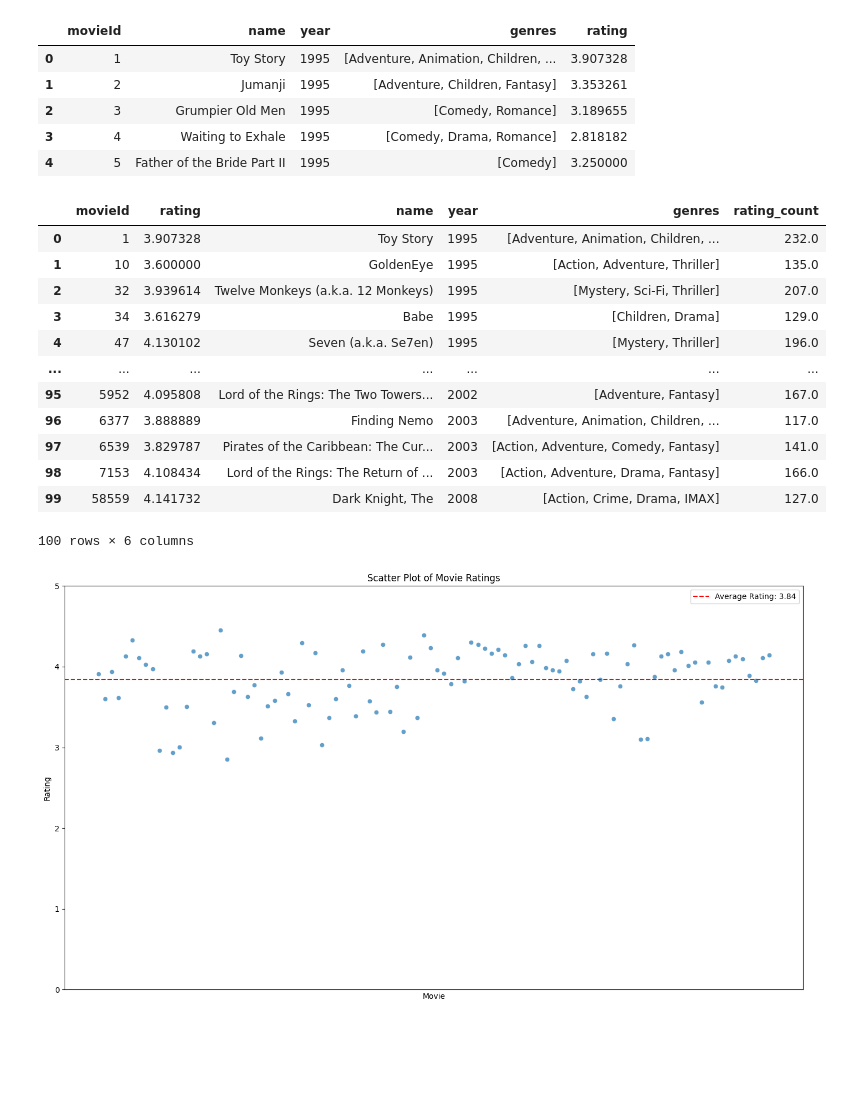
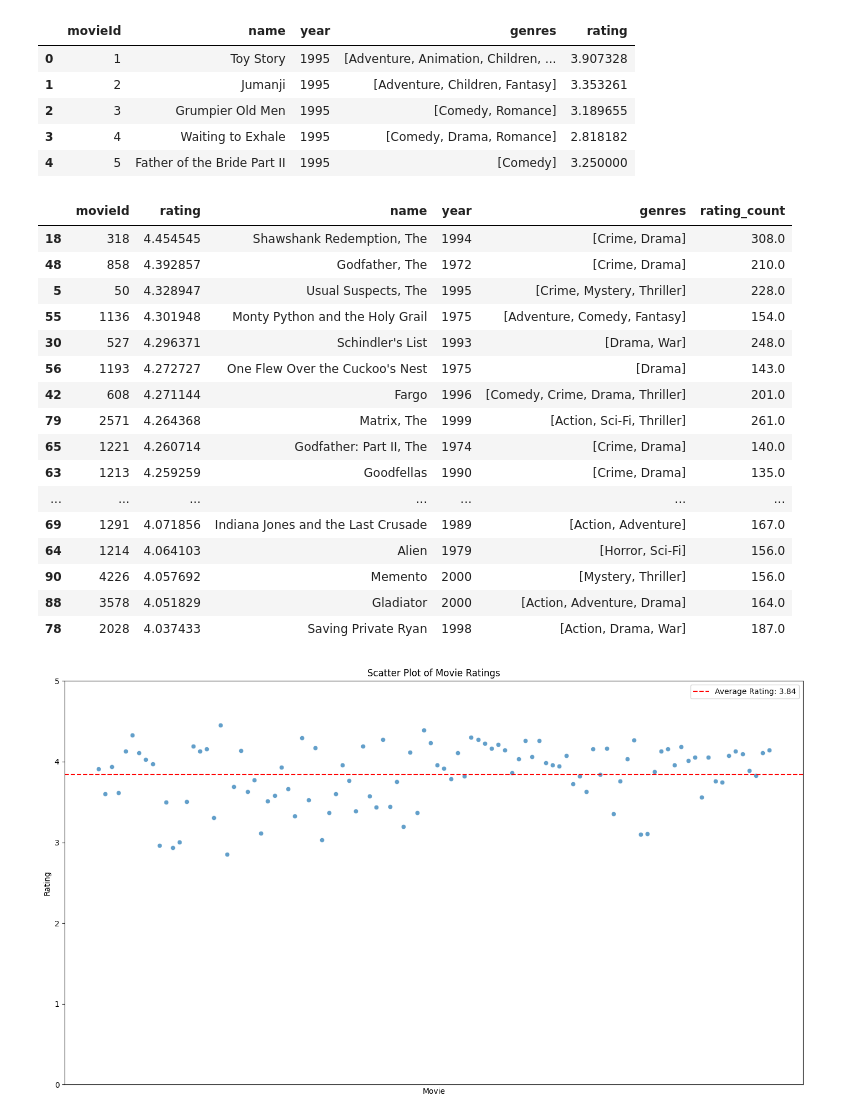
Before and after one commit to CITATS928/DataAnalysis, a Jupyter notebook: AnalysisData.ipynb, the cells around one changed output. Drawn from its saved outputs; the diff is of its cells as text; code cells hidden in the pictures; blank space fills up the shorter version.

```diff
--- a/AnalysisData.ipynb
+++ b/AnalysisData.ipynb
@@ -346,21 +339,25 @@ movie_ave_rating.head()
 top100_fix = movie_ave_rating[movie_ave_rating['movieId'].isin(top100['movieId'])]
 # %%
 top100_with_rating = pd.merge(top100_fix[['movieId', 'rating']],top100[['movieId', 'name', 'year', 'genres', 'rating_count']],on='movieId',how='inner')
-top100_with_rating
+top100_with_rating.sort_values(by = ['rating'],ascending=False).head(40)
 # %% [output]
 |  | movieId | rating | name | year | genres | rating_count |
-| 0 | 1 | 3.907328 | Toy Story | 1995 | [Adventure, Animation, Children, ... | 232.0 |
-| 1 | 10 | 3.600000 | GoldenEye | 1995 | [Action, Adventure, Thriller] | 135.0 |
-| 2 | 32 | 3.939614 | Twelve Monkeys (a.k.a. 12 Monkeys) | 1995 | [Mystery, Sci-Fi, Thriller] | 207.0 |
-| 3 | 34 | 3.616279 | Babe | 1995 | [Children, Drama] | 129.0 |
-| 4 | 47 | 4.130102 | Seven (a.k.a. Se7en) | 1995 | [Mystery, Thriller] | 196.0 |
+| 18 | 318 | 4.454545 | Shawshank Redemption, The | 1994 | [Crime, Drama] | 308.0 |
+| 48 | 858 | 4.392857 | Godfather, The | 1972 | [Crime, Drama] | 210.0 |
+| 5 | 50 | 4.328947 | Usual Suspects, The | 1995 | [Crime, Mystery, Thriller] | 228.0 |
+| 55 | 1136 | 4.301948 | Monty Python and the Holy Grail | 1975 | [Adventure, Comedy, Fantasy] | 154.0 |
+| 30 | 527 | 4.296371 | Schindler's List | 1993 | [Drama, War] | 248.0 |
+| 56 | 1193 | 4.272727 | One Flew Over the Cuckoo's Nest | 1975 | [Drama] | 143.0 |
+| 42 | 608 | 4.271144 | Fargo | 1996 | [Comedy, Crime, Drama, Thriller] | 201.0 |
+| 79 | 2571 | 4.264368 | Matrix, The | 1999 | [Action, Sci-Fi, Thriller] | 261.0 |
+| 65 | 1221 | 4.260714 | Godfather: Part II, The | 1974 | [Crime, Drama] | 140.0 |
+| 63 | 1213 | 4.259259 | Goodfellas | 1990 | [Crime, Drama] | 135.0 |
 | ... | ... | ... | ... | ... | ... | ... |
-| 95 | 5952 | 4.095808 | Lord of the Rings: The Two Towers... | 2002 | [Adventure, Fantasy] | 167.0 |
-| 96 | 6377 | 3.888889 | Finding Nemo | 2003 | [Adventure, Animation, Children, ... | 117.0 |
-| 97 | 6539 | 3.829787 | Pirates of the Caribbean: The Cur... | 2003 | [Action, Adventure, Comedy, Fantasy] | 141.0 |
-| 98 | 7153 | 4.108434 | Lord of the Rings: The Return of ... | 2003 | [Action, Adventure, Drama, Fantasy] | 166.0 |
-| 99 | 58559 | 4.141732 | Dark Knight, The | 2008 | [Action, Crime, Drama, IMAX] | 127.0 |
+| 69 | 1291 | 4.071856 | Indiana Jones and the Last Crusade | 1989 | [Action, Adventure] | 167.0 |
+| 64 | 1214 | 4.064103 | Alien | 1979 | [Horror, Sci-Fi] | 156.0 |
+| 90 | 4226 | 4.057692 | Memento | 2000 | [Mystery, Thriller] | 156.0 |
+| 88 | 3578 | 4.051829 | Gladiator | 2000 | [Action, Adventure, Drama] | 164.0 |
+| 78 | 2028 | 4.037433 | Saving Private Ryan | 1998 | [Action, Drama, War] | 187.0 |
-100 rows × 6 columns
 # %%
 plt.figure(figsize=(14, 8))
 average_rating = top100_with_rating['rating'].mean()
```
Also changed, not shown: parts of 5 cells of this notebook.
